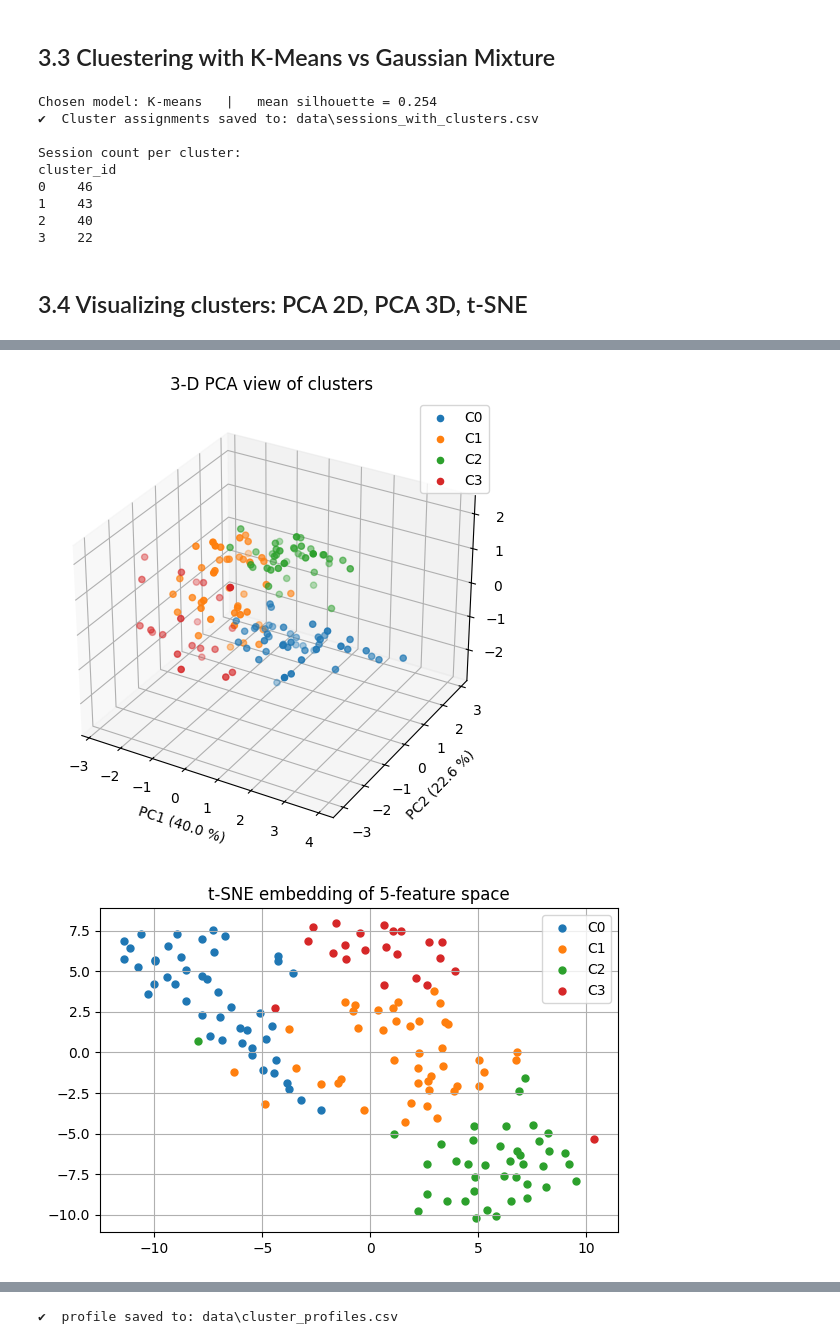
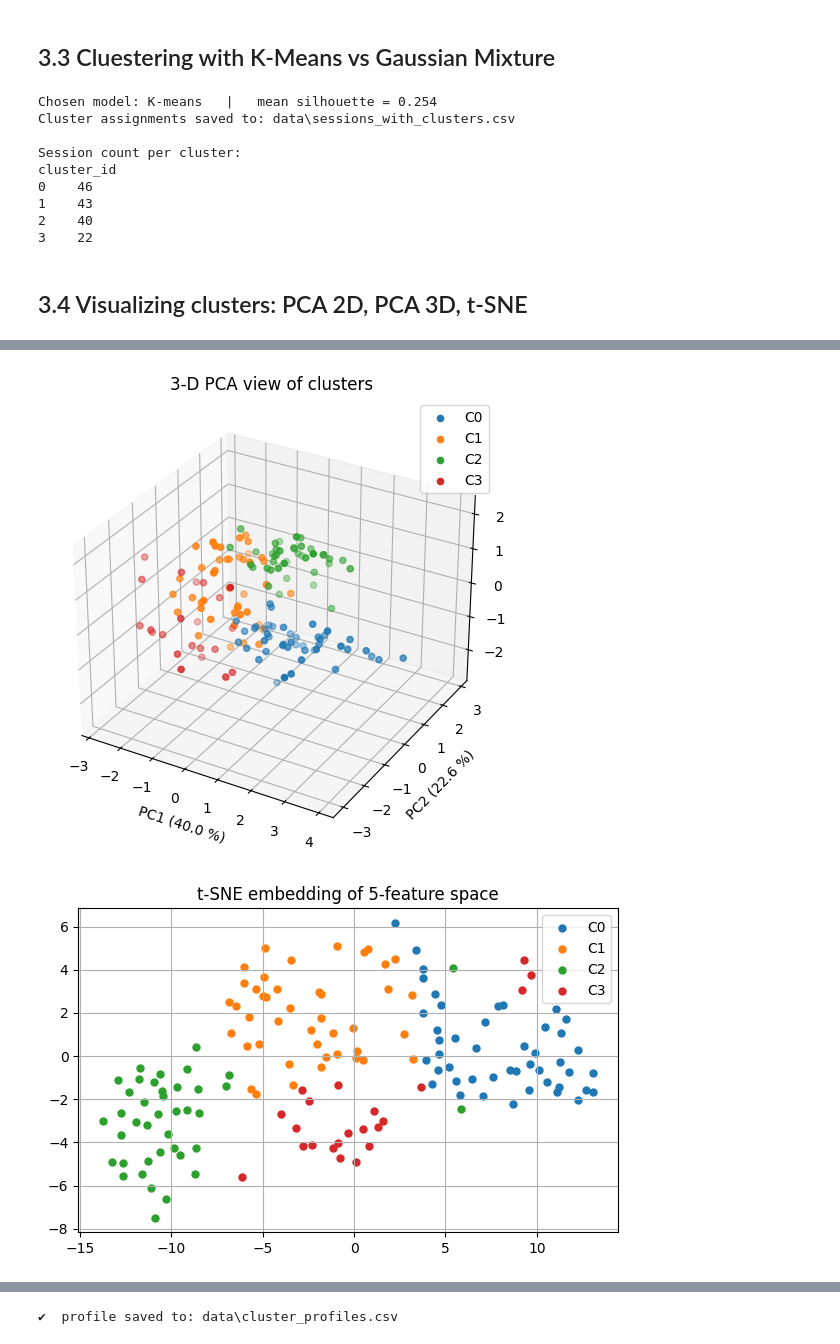
Before and after one commit to mihai-alexandru-grosu/vr-telemetry-analysis, a Jupyter notebook: analysis_main.ipynb, the cells around one changed output, grey strips where cells are left out. Cells and saved outputs as stored; diff of their text form; code cells hidden in the pictures.

```diff
--- a/analysis_notebook.ipynb
+++ b/analysis_main.ipynb
@@ -219,14 +220,14 @@ print(f"Chosen model: {chosen_model}   |   mean silhouette = {sil_final:.3f}")
 out_path = Path("data/sessions_with_clusters.csv")
 out_path.parent.mkdir(exist_ok=True)
 df_dist.to_csv(out_path, index=False)
-print(f"✔  Cluster assignments saved to: {out_path}")
+print(f"Cluster assignments saved to: {out_path}")
 
 # 7. Quick cluster size overview
 print("\nSession count per cluster:")
 print(df_dist['cluster_id'].value_counts().sort_index().to_string())
 # %% [output]
 Chosen model: K-means   |   mean silhouette = 0.254
-✔  Cluster assignments saved to: data\sessions_with_clusters.csv
+Cluster assignments saved to: data\sessions_with_clusters.csv
 
 Session count per cluster:
 cluster_id
@@ -265,33 +266,33 @@ for c in sorted(df_dist.cluster_id.unique()):
     idx = df_dist.cluster_id == c
     plt.scatter(pcs[idx,0], pcs[idx,1], s=25, label=f"C{c}")
 plt.xlabel(f"PC1 ({var_pct[0]} % var)"); plt.ylabel(f"PC2 ({var_pct[1]} % var)")
 plt.title("Clusters in PC1–PC2 space")
 plt.legend(); plt.grid(True); plt.tight_layout(); plt.show()
 
 # 3-D scatter: PC1, PC2, PC3
 fig = plt.figure(figsize=(6,5))
 ax  = fig.add_subplot(111, projection="3d")
 for c in sorted(df_dist.cluster_id.unique()):
     idx = df_dist.cluster_id == c
     ax.scatter(pcs[idx,0], pcs[idx,1], pcs[idx,2], s=20, label=f"C{c}")
 ax.set_xlabel(f"PC1 ({var_pct[0]} %)")
 ax.set_ylabel(f"PC2 ({var_pct[1]} %)")
 ax.set_zlabel(f"PC3 ({var_pct[2]} %)")
 ax.set_title("3-D PCA view of clusters"); ax.legend(); plt.tight_layout(); plt.show()
 
 # 2. t-SNE embedding (2-D) to show local neighbourhoods
-tsne = TSNE(n_components=2, perplexity=30, init="pca",
+tsne = TSNE(n_components=2, perplexity=28, init="pca",
             learning_rate="auto", random_state=42)
 ts2  = tsne.fit_transform(X5)
 
 plt.figure(figsize=(6,4))
 for c in sorted(df_dist.cluster_id.unique()):
     idx = df_dist.cluster_id == c
     plt.scatter(ts2[idx,0], ts2[idx,1], s=25, label=f"C{c}")
 plt.title("t-SNE embedding of 5-feature space")
 plt.legend(); plt.grid(True); plt.tight_layout(); plt.show()
 # %% [output]
 [figure]
 [figure]
-[figure, old version]
+[figure, new version]
 # %% [markdown]
```
Also changed, not shown: parts of 6 cells of this notebook, 13 other files.
